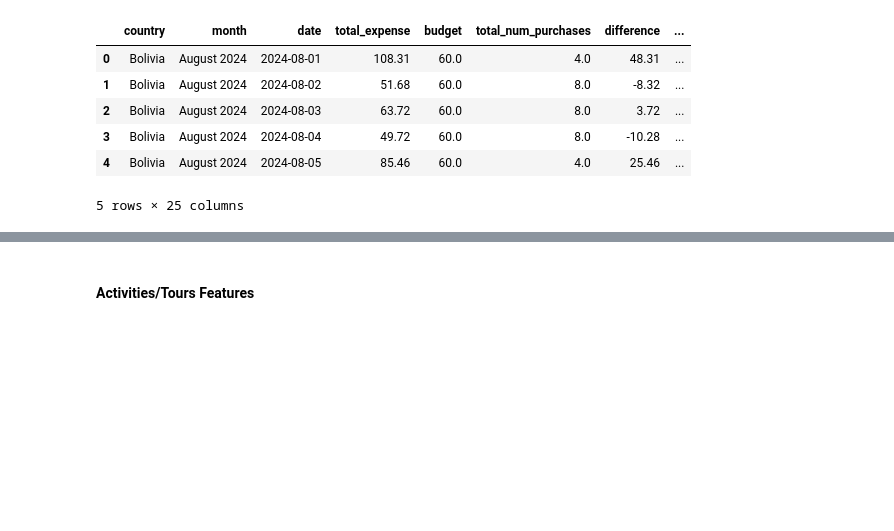
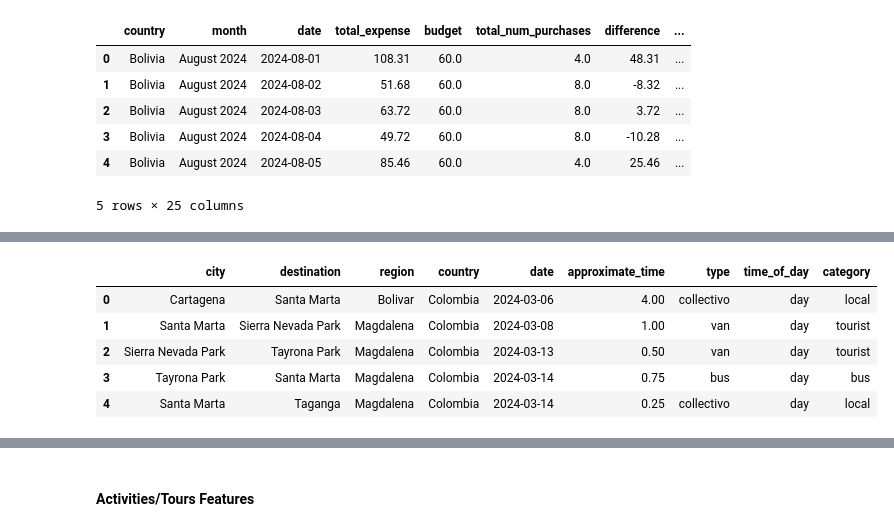
Before and after one commit to SunnyWillert18/floating-in-space, a Jupyter notebook: nbs/travel_personas.ipynb, the cells around one changed output, grey strips where cells are left out. Cells and saved outputs as stored; diff of their text form; code cells hidden in the pictures; blank space fills up the shorter version.

```diff
--- a/nbs/travel_personas.ipynb
+++ b/nbs/travel_personas.ipynb
@@ -105,27 +105,23 @@ countries = {
 transport_types = {
     'hitchhiking': {
         'values': ['hitchhiking'],
-        'mapping': 0
+        'comfort_mapping': 1
     },
     'self': {
         'values': ['car', 'car share'],
-        'mapping': 1
+        'comfort_mapping': 5
     },
     'bus': {
         'values': ['bus'],
-        'mapping': 2
+        'comfort_mapping': 3
     },
     'tourist': {
         'values': ['van', 'truck', 'flight', 'teleferico', 'jeep', 'boat', 'shuttle'],
-        'mapping': 3
+        'comfort_mapping': 4
     },
     'local': {
         'values': ['chicken bus', 'mini bus', 'chapa', 'kombi', 'collectivo', 'train'],
-        'mapping': 4
-    },
-    'multiple': {
-        'values': [],
-        'mapping': 5
+        'comfort_mapping': 2
     }
 }
 # %% [markdown]
@@ -282,5 +283,14 @@ type_to_category = {
 
 # apply mapping to dataframe
 transport['category'] = transport['type'].map(type_to_category)
+# %%
+transport.head()
+# %% [output]
+|  | city | destination | region | country | date | approximate_time | type | time_of_day | category |
+| 0 | Cartagena | Santa Marta | Bolivar | Colombia | 2024-03-06 | 4.00 | collectivo | day | local |
+| 1 | Santa Marta | Sierra Nevada Park | Magdalena | Colombia | 2024-03-08 | 1.00 | van | day | tourist |
+| 2 | Sierra Nevada Park | Tayrona Park | Magdalena | Colombia | 2024-03-13 | 0.50 | van | day | tourist |
+| 3 | Tayrona Park | Santa Marta | Magdalena | Colombia | 2024-03-14 | 0.75 | bus | day | bus |
+| 4 | Santa Marta | Taganga | Magdalena | Colombia | 2024-03-14 | 0.25 | collectivo | day | local |
 # %%
 # get all of the transport categories that have happened in one day
```
Also changed, not shown: parts of 13 cells of this notebook.
